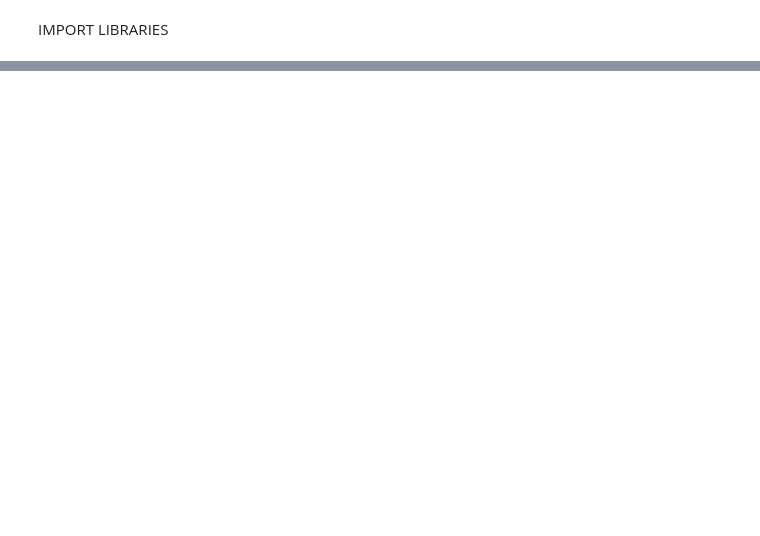
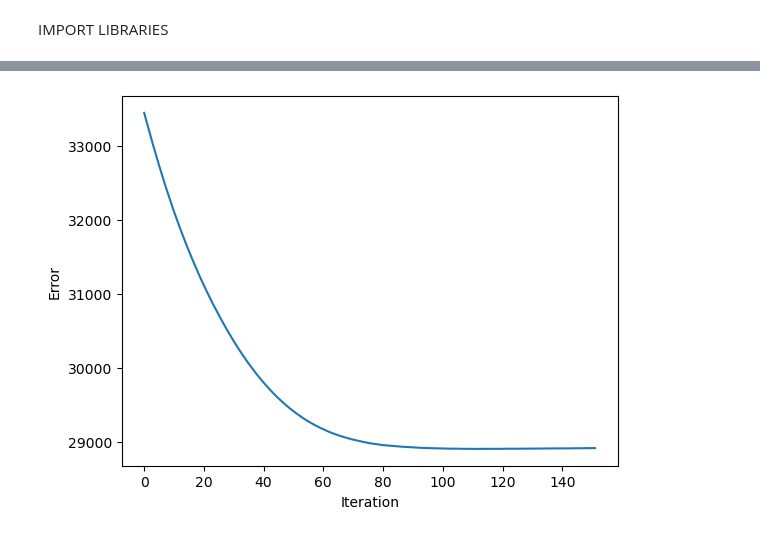
Before and after one commit to mohitydv09/computer_vision, a Jupyter notebook: hw2/registration.ipynb, the cells around one changed output, grey strips where cells are left out. Saved outputs shown, nothing was run; the diff lists cells and outputs as text; code cells hidden in the pictures; blank space fills up the shorter version.

```diff
--- a/hw2/registration.ipynb
+++ b/hw2/registration.ipynb
@@ -319,0 +438,8 @@ def align_image(template, target, A):
+# %%
+
+plt.plot(np.arange(len(errors)),errors)
+plt.xlabel('Iteration')
+plt.ylabel('Error')
+plt.show()
+# %% [output]
+[figure, added]
```
Also changed, not shown: parts of 9 cells of this notebook, 2 other files.
